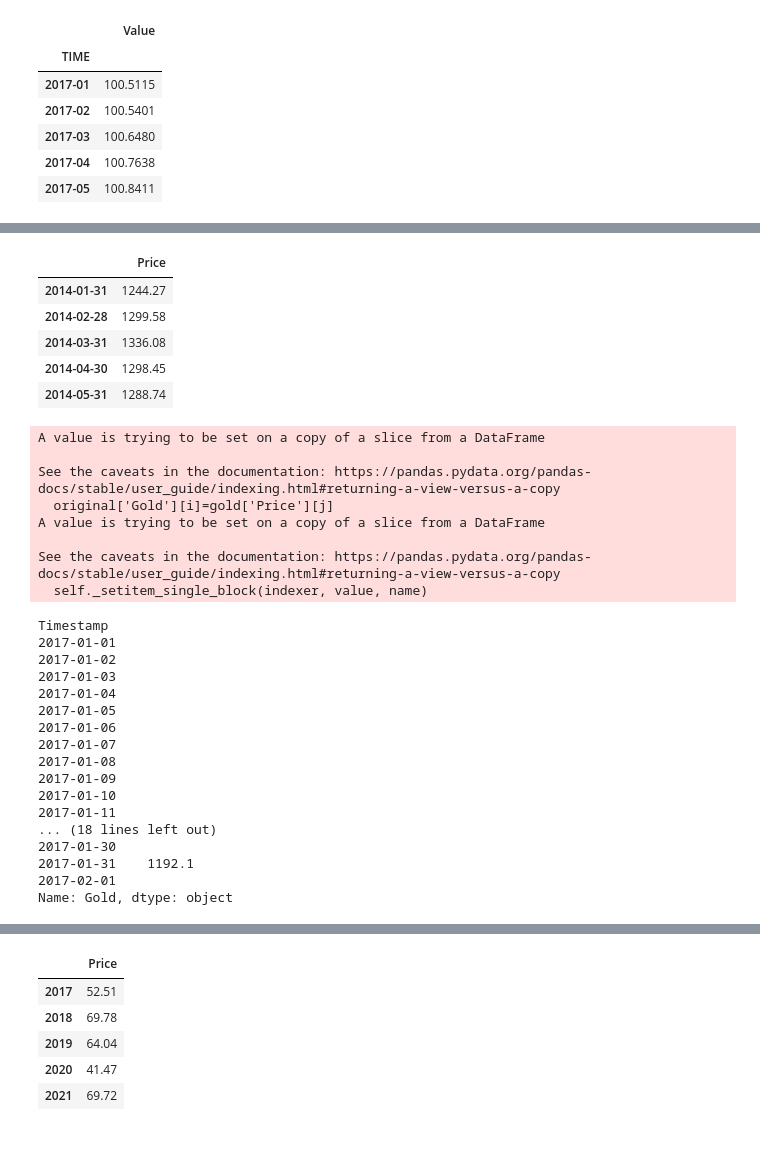
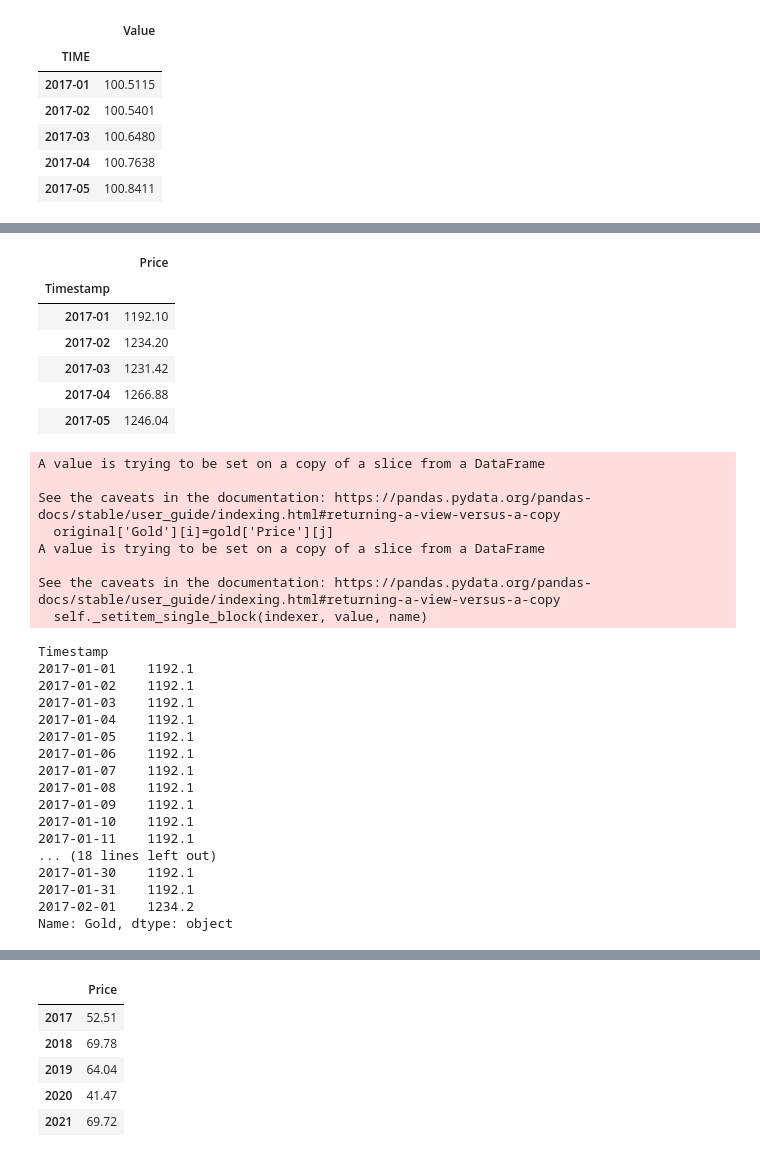
Before and after one commit to s-asrmorais/MSc_thesis_code_DataScience, a Jupyter notebook: code.ipynb, the cells around one changed output, grey strips where cells are left out. Saved outputs shown, nothing was run; the diff lists cells and outputs as text; code cells hidden in the pictures.

```diff
--- a/code.ipynb
+++ b/code.ipynb
@@ -94,29 +94,38 @@ Name: Confidence, dtype: object
 # %%
 # Import the variable gold save it
 gold = pd.read_excel('C:/Users/sofia/OneDrive/Desktop/CLSBE/2nd year/Tese/data/gold.xlsx', header=4,index_col=1,sheet_name='Data')
 
 # Create date and time with dataframe
 data = pd.date_range('2014-01', periods = 104, freq ='M')
 
 #Add to gold dataframe
 gold.index=data
 
 # Transform the data
+gold.index=gold.index.strftime('%Y-%m')
+gold.index.name='Timestamp'
 gold= gold.drop(gold.columns[0], axis=1)
 gold= gold.rename(columns={'Unnamed: 2': 'Price'})
 
+# Delete the the rows that you will not use
+for i in gold.index:
+    if i<'2017-01' or i>'2021-06':
+        gold=gold.drop(i)
+    continue
+
 gold.head()
 # %% [output]
 |  | Price |
-| 2014-01-31 | 1244.27 |
-| 2014-02-28 | 1299.58 |
-| 2014-03-31 | 1336.08 |
-| 2014-04-30 | 1298.45 |
-| 2014-05-31 | 1288.74 |
+| Timestamp |  |
+| 2017-01 | 1192.10 |
+| 2017-02 | 1234.20 |
+| 2017-03 | 1231.42 |
+| 2017-04 | 1266.88 |
+| 2017-05 | 1246.04 |
 # %%
 # Copy this variable to the original dataframe
-for i in original.index.strftime('%Y-%m-%d'):
-    for j in gold.index.strftime('%Y-%m-%d'):
+for i in original.index.strftime('%Y-%m'):
+    for j in gold.index:
         if i==j:
             original['Gold'][i]=gold['Price'][j]
 
@@ -132,21 +141,21 @@ A value is trying to be set on a copy of a slice from a DataFrame
 See the caveats in the documentation: https://pandas.pydata.org/pandas-docs/stable/user_guide/indexing.html#returning-a-view-versus-a-copy
   self._setitem_single_block(indexer, value, name)
 Timestamp
-2017-01-01
-2017-01-02
-2017-01-03
-2017-01-04
-2017-01-05
-2017-01-06
-2017-01-07
-2017-01-08
-2017-01-09
-2017-01-10
-2017-01-11
+2017-01-01    1192.1
+2017-01-02    1192.1
+2017-01-03    1192.1
+2017-01-04    1192.1
+2017-01-05    1192.1
+2017-01-06    1192.1
+2017-01-07    1192.1
+2017-01-08    1192.1
+2017-01-09    1192.1
+2017-01-10    1192.1
+2017-01-11    1192.1
 ... (18 lines left out)
-2017-01-30
+2017-01-30    1192.1
 2017-01-31    1192.1
-2017-02-01
+2017-02-01    1234.2
 Name: Gold, dtype: object
 # %%
 # Import the binary variable of bitcoin regulation related news and save it
```
Also changed, not shown: parts of 11 cells of this notebook.
